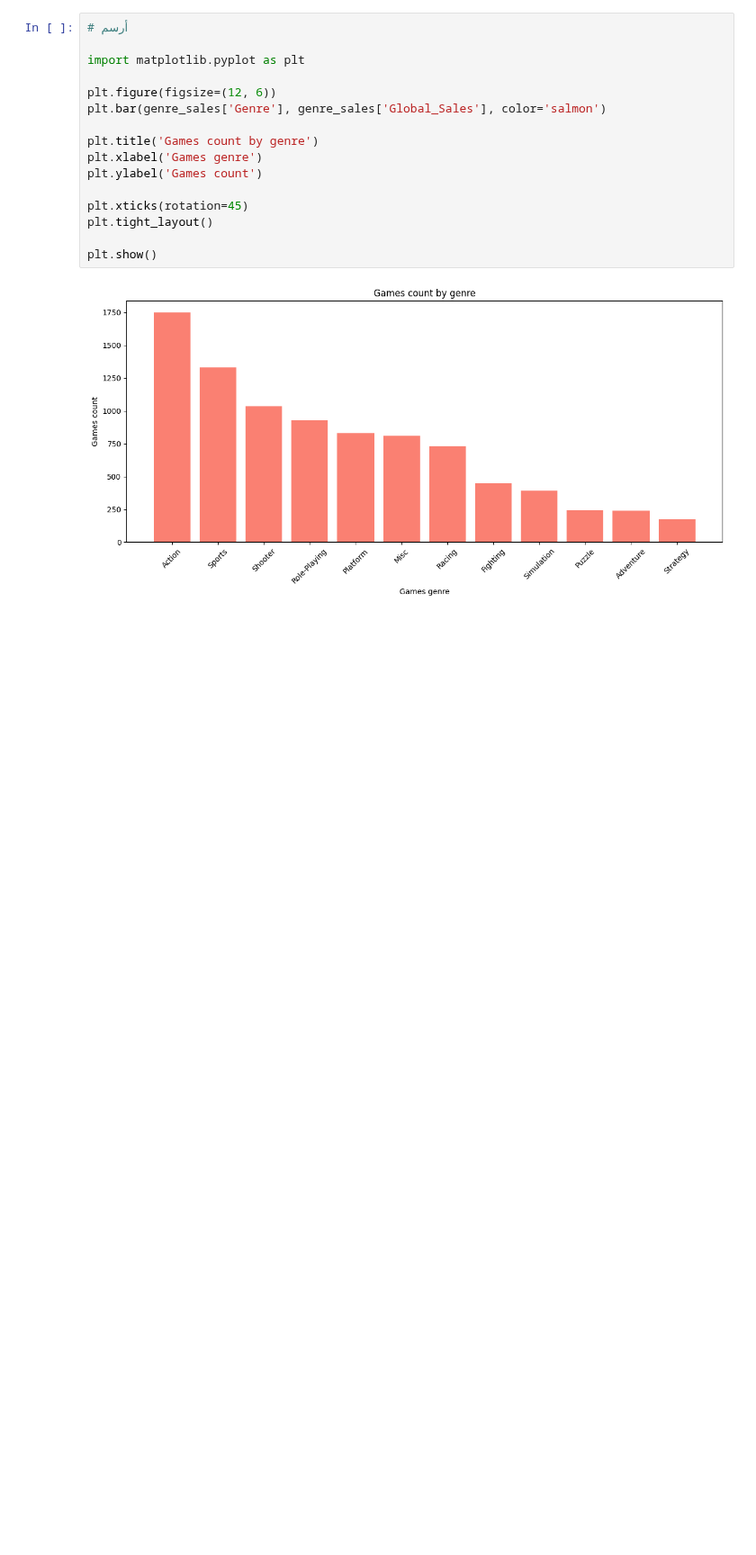
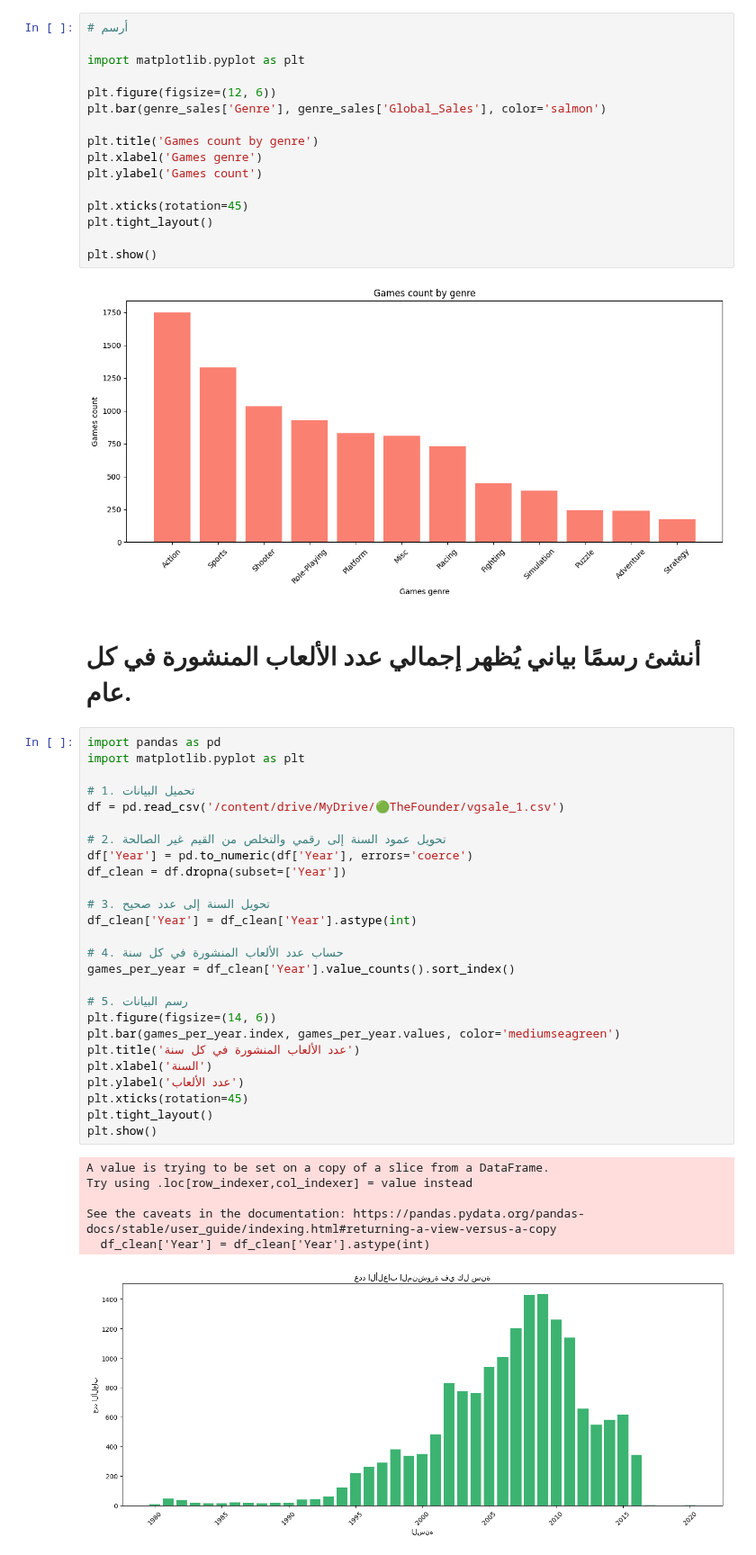
Before and after one commit to Fadilsa9/-2-TheFounder-Tsifrotech, a Jupyter notebook: 8_4_Practice_Дополнительные_ЗАДАЧИ_.ipynb, the cells around one changed output. Shown at 90% size. Saved outputs shown, nothing was run; the diff lists cells and outputs as text; blank space fills up the shorter version.

```diff
--- a/8_4_Practice_Дополнительные_ЗАДАЧИ_.ipynb
+++ b/8_4_Practice_Дополнительные_ЗАДАЧИ_.ipynb
@@ -368,3 +369,38 @@ plt.tight_layout()
 plt.show()
 # %% [output]
 [figure]
+# %% [markdown]
+# أنشئ رسمًا بياني يُظهر إجمالي عدد الألعاب المنشورة في كل عام.
+# %%
+import pandas as pd
+import matplotlib.pyplot as plt
+
+# 1. تحميل البيانات
+df = pd.read_csv('/content/drive/MyDrive/🟢TheFounder/vgsale_1.csv')
+
+# 2. تحويل عمود السنة إلى رقمي والتخلص من القيم غير الصالحة
+df['Year'] = pd.to_numeric(df['Year'], errors='coerce')
+df_clean = df.dropna(subset=['Year'])
+
+# 3. تحويل السنة إلى عدد صحيح
+df_clean['Year'] = df_clean['Year'].astype(int)
+
+# 4. حساب عدد الألعاب المنشورة في كل سنة
+games_per_year = df_clean['Year'].value_counts().sort_index()
+
+# 5. رسم البيانات
+plt.figure(figsize=(14, 6))
+plt.bar(games_per_year.index, games_per_year.values, color='mediumseagreen')
+plt.title('عدد الألعاب المنشورة في كل سنة')
+plt.xlabel('السنة')
+plt.ylabel('عدد الألعاب')
+plt.xticks(rotation=45)
+plt.tight_layout()
+plt.show()
+# %% [output]
+A value is trying to be set on a copy of a slice from a DataFrame.
+Try using .loc[row_indexer,col_indexer] = value instead
+
+See the caveats in the documentation: https://pandas.pydata.org/pandas-docs/stable/user_guide/indexing.html#returning-a-view-versus-a-copy
+  df_clean['Year'] = df_clean['Year'].astype(int)
+[figure, added]
```
Also changed, not shown: parts of 16 cells of this notebook.
